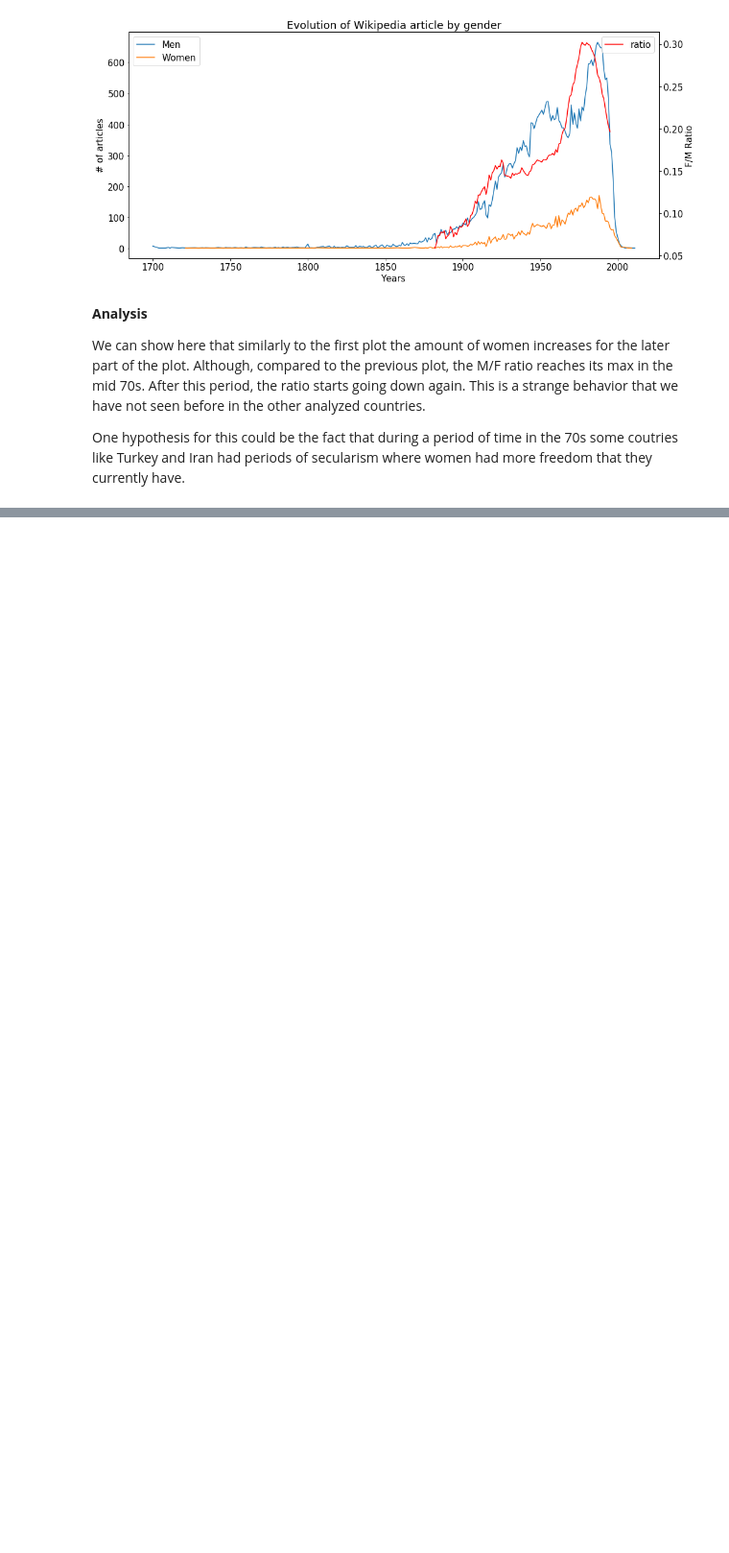
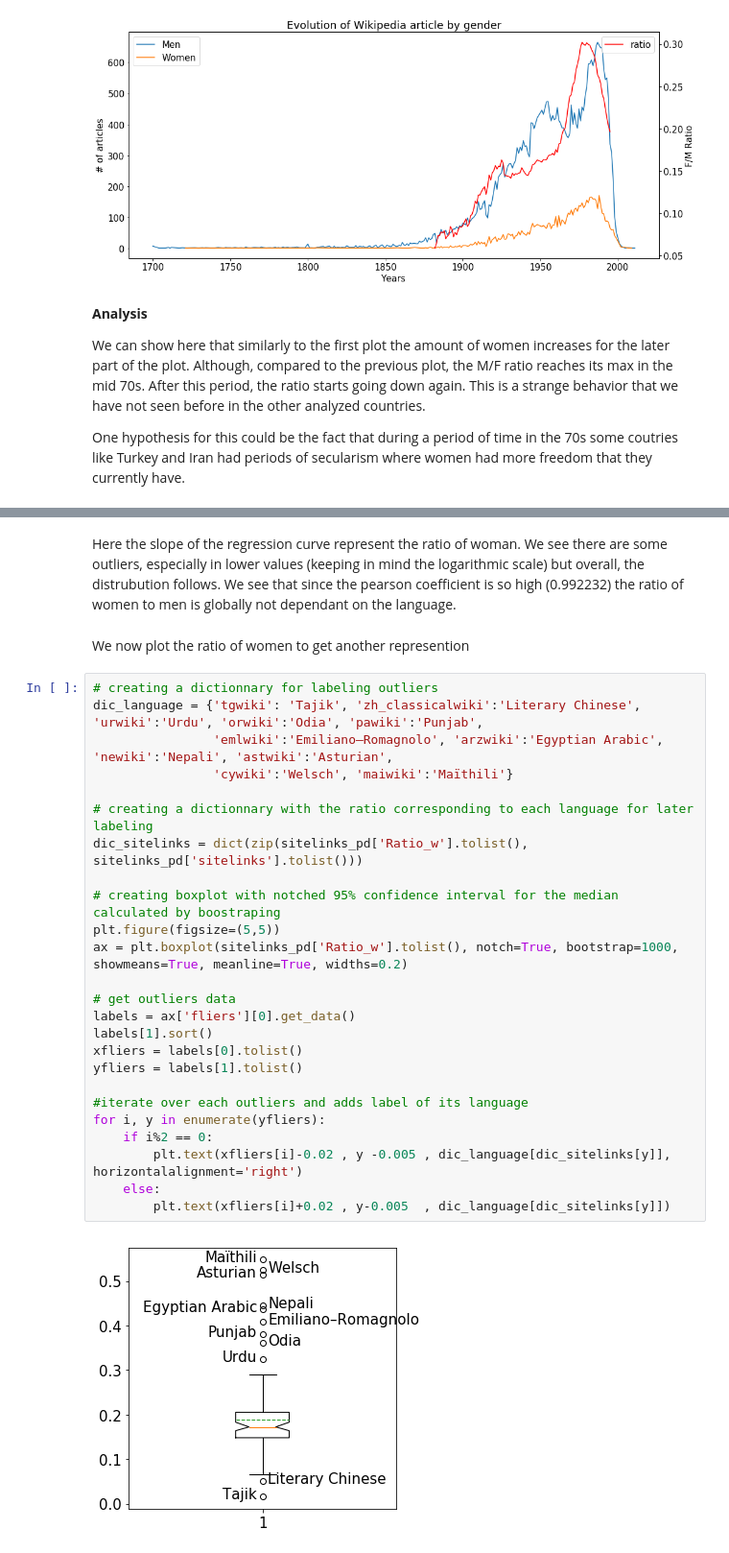
Before and after one commit to emilebourban/ADA-Project, a Jupyter notebook: Project-Final.ipynb, the cells around one changed output, grey strips where cells are left out. Shown at 96% size. Drawn from its saved outputs; the diff is of its cells as text; blank space fills up the shorter version.

```diff
--- a/Project-Final.ipynb
+++ b/Project-Final.ipynb
@@ -560,0 +650,31 @@ One hypothesis for this could be the fact that during a period of time in the 70
+# %% [markdown]
+Here the slope of the regression curve represent the ratio of woman. We see there are some outliers, especially in lower values (keeping in mind the logarithmic scale) but overall, the distrubution follows. We see that since the pearson coefficient is so high (0.992232) the ratio of women to men is globally not dependant on the language.
+# %% [markdown]
+We now plot the ratio of women to get another represention
+# %%
+# creating a dictionnary for labeling outliers
+dic_language = {'tgwiki': 'Tajik', 'zh_classicalwiki':'Literary Chinese', 'urwiki':'Urdu', 'orwiki':'Odia', 'pawiki':'Punjab',
+                'emlwiki':'Emiliano–Romagnolo', 'arzwiki':'Egyptian Arabic', 'newiki':'Nepali', 'astwiki':'Asturian',
+                'cywiki':'Welsch', 'maiwiki':'Maïthili'}
+
+# creating a dictionnary with the ratio corresponding to each language for later labeling
+dic_sitelinks = dict(zip(sitelinks_pd['Ratio_w'].tolist(), sitelinks_pd['sitelinks'].tolist()))
+
+# creating boxplot with notched 95% confidence interval for the median calculated by boostraping
+plt.figure(figsize=(5,5))
+ax = plt.boxplot(sitelinks_pd['Ratio_w'].tolist(), notch=True, bootstrap=1000, showmeans=True, meanline=True, widths=0.2)
+
+# get outliers data
+labels = ax['fliers'][0].get_data()
+labels[1].sort()
+xfliers = labels[0].tolist()
+yfliers = labels[1].tolist()
+
+#iterate over each outliers and adds label of its language
+for i, y in enumerate(yfliers):
+    if i%2 == 0:
+        plt.text(xfliers[i]-0.02 , y -0.005 , dic_language[dic_sitelinks[y]], horizontalalignment='right')
+    else:
+        plt.text(xfliers[i]+0.02 , y-0.005  , dic_language[dic_sitelinks[y]])
+# %% [output]
+[figure, added]
```
Also changed, not shown: parts of 27 cells of this notebook.
